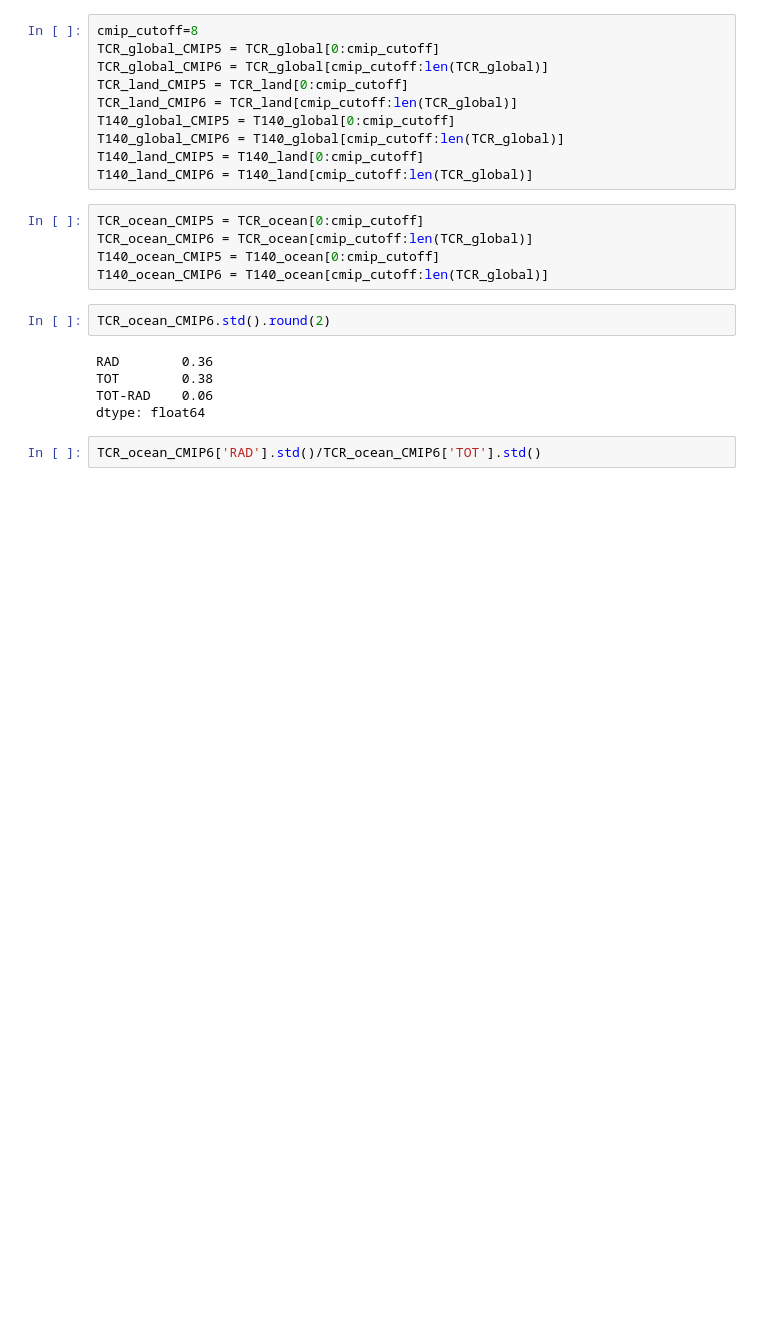
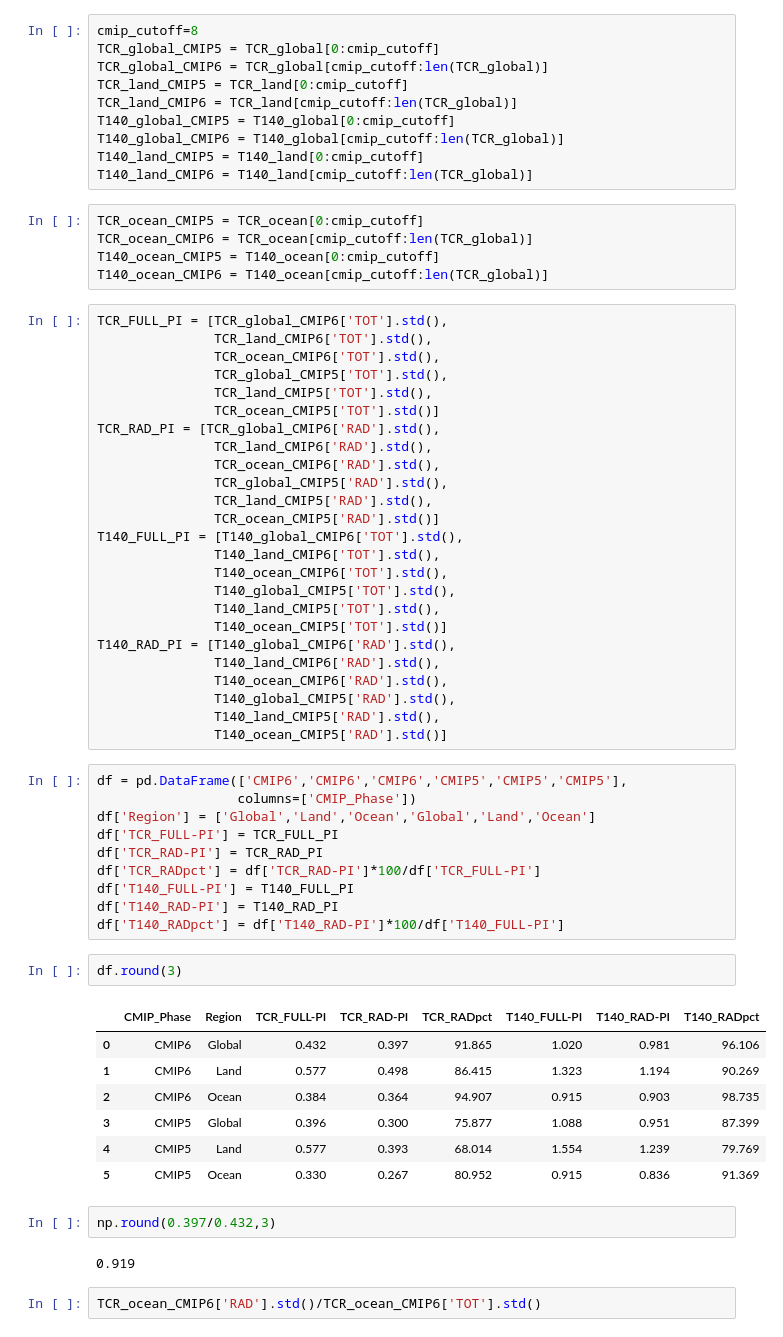
Before and after one commit to czarakas/plant_physiology_and_TCR, a Jupyter notebook: replicate_figures/Table3.ipynb, the cells around one changed output. Saved outputs shown, nothing was run; the diff lists cells and outputs as text; blank space fills up the shorter version.

```diff
--- a/replicate_figures/Table3.ipynb
+++ b/replicate_figures/Table3.ipynb
@@ -107,13 +108,55 @@ TCR_ocean_CMIP5 = TCR_ocean[0:cmip_cutoff]
 TCR_ocean_CMIP6 = TCR_ocean[cmip_cutoff:len(TCR_global)]
 T140_ocean_CMIP5 = T140_ocean[0:cmip_cutoff]
 T140_ocean_CMIP6 = T140_ocean[cmip_cutoff:len(TCR_global)]
-# %%
-TCR_ocean_CMIP6.std().round(2)
-# %% [output]
-RAD        0.36
-TOT        0.38
-TOT-RAD    0.06
-dtype: float64
+# %%
+TCR_FULL_PI = [TCR_global_CMIP6['TOT'].std(),
+               TCR_land_CMIP6['TOT'].std(),
+               TCR_ocean_CMIP6['TOT'].std(),
+               TCR_global_CMIP5['TOT'].std(),
+               TCR_land_CMIP5['TOT'].std(),
+               TCR_ocean_CMIP5['TOT'].std()]
+TCR_RAD_PI = [TCR_global_CMIP6['RAD'].std(),
+               TCR_land_CMIP6['RAD'].std(),
+               TCR_ocean_CMIP6['RAD'].std(),
+               TCR_global_CMIP5['RAD'].std(),
+               TCR_land_CMIP5['RAD'].std(),
+               TCR_ocean_CMIP5['RAD'].std()]
+T140_FULL_PI = [T140_global_CMIP6['TOT'].std(),
+               T140_land_CMIP6['TOT'].std(),
+               T140_ocean_CMIP6['TOT'].std(),
+               T140_global_CMIP5['TOT'].std(),
+               T140_land_CMIP5['TOT'].std(),
+               T140_ocean_CMIP5['TOT'].std()]
+T140_RAD_PI = [T140_global_CMIP6['RAD'].std(),
+               T140_land_CMIP6['RAD'].std(),
+               T140_ocean_CMIP6['RAD'].std(),
+               T140_global_CMIP5['RAD'].std(),
+               T140_land_CMIP5['RAD'].std(),
+               T140_ocean_CMIP5['RAD'].std()]
+# %%
+df = pd.DataFrame(['CMIP6','CMIP6','CMIP6','CMIP5','CMIP5','CMIP5'],
+                  columns=['CMIP_Phase'])
+df['Region'] = ['Global','Land','Ocean','Global','Land','Ocean']
+df['TCR_FULL-PI'] = TCR_FULL_PI
+df['TCR_RAD-PI'] = TCR_RAD_PI
+df['TCR_RADpct'] = df['TCR_RAD-PI']*100/df['TCR_FULL-PI']
+df['T140_FULL-PI'] = T140_FULL_PI
+df['T140_RAD-PI'] = T140_RAD_PI
+df['T140_RADpct'] = df['T140_RAD-PI']*100/df['T140_FULL-PI']
+# %%
+df.round(3)
+# %% [output]
+|  | CMIP_Phase | Region | TCR_FULL-PI | TCR_RAD-PI | TCR_RADpct | T140_FULL-PI | T140_RAD-PI | T140_RADpct |
+| 0 | CMIP6 | Global | 0.432 | 0.397 | 91.865 | 1.020 | 0.981 | 96.106 |
+| 1 | CMIP6 | Land | 0.577 | 0.498 | 86.415 | 1.323 | 1.194 | 90.269 |
+| 2 | CMIP6 | Ocean | 0.384 | 0.364 | 94.907 | 0.915 | 0.903 | 98.735 |
+| 3 | CMIP5 | Global | 0.396 | 0.300 | 75.877 | 1.088 | 0.951 | 87.399 |
+| 4 | CMIP5 | Land | 0.577 | 0.393 | 68.014 | 1.554 | 1.239 | 79.769 |
+| 5 | CMIP5 | Ocean | 0.330 | 0.267 | 80.952 | 0.915 | 0.836 | 91.369 |
+# %%
+np.round(0.397/0.432,3)
+# %% [output]
+0.919
 # %%
 TCR_ocean_CMIP6['RAD'].std()/TCR_ocean_CMIP6['TOT'].std()
 # %% [output]
```
Also changed, not shown: parts of 3 cells of this notebook, 7 other files.
